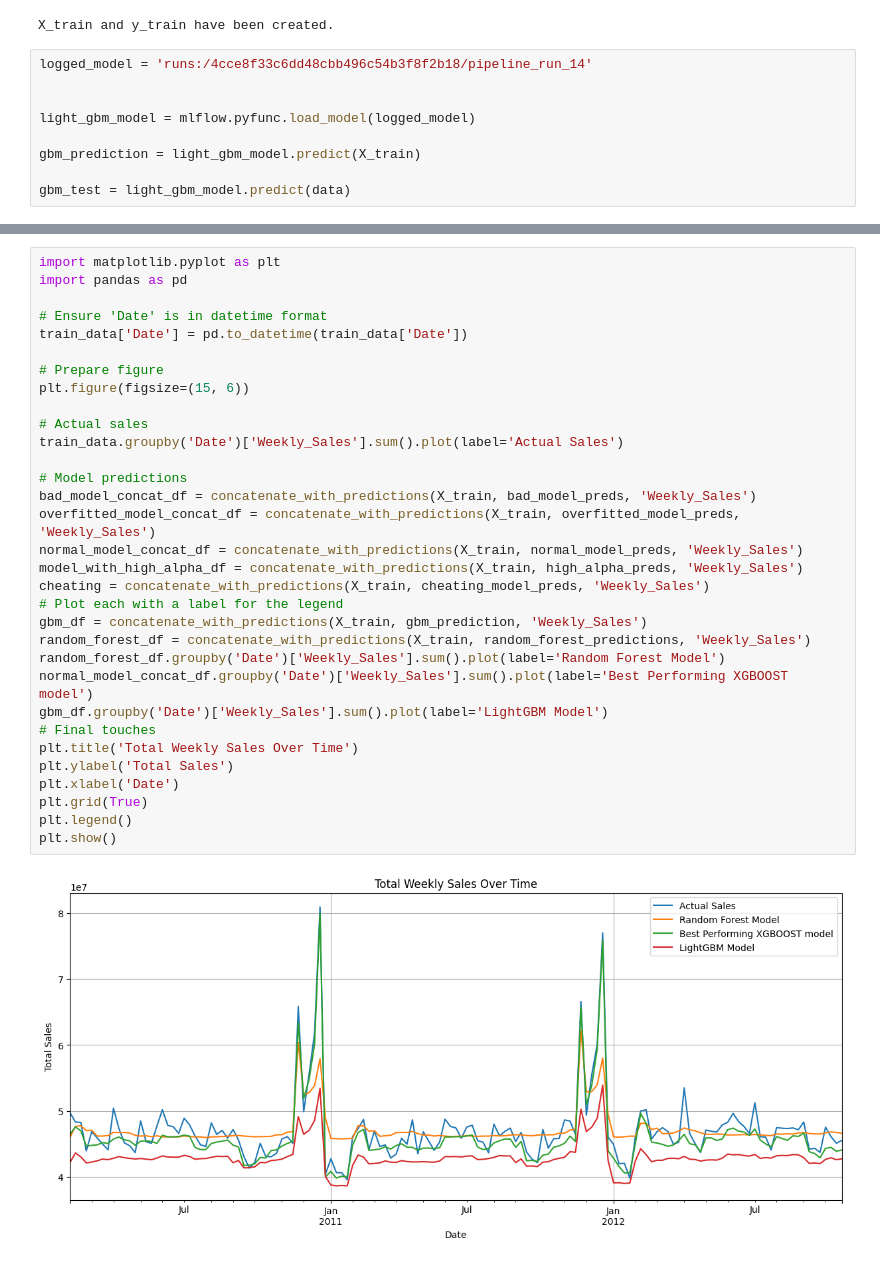
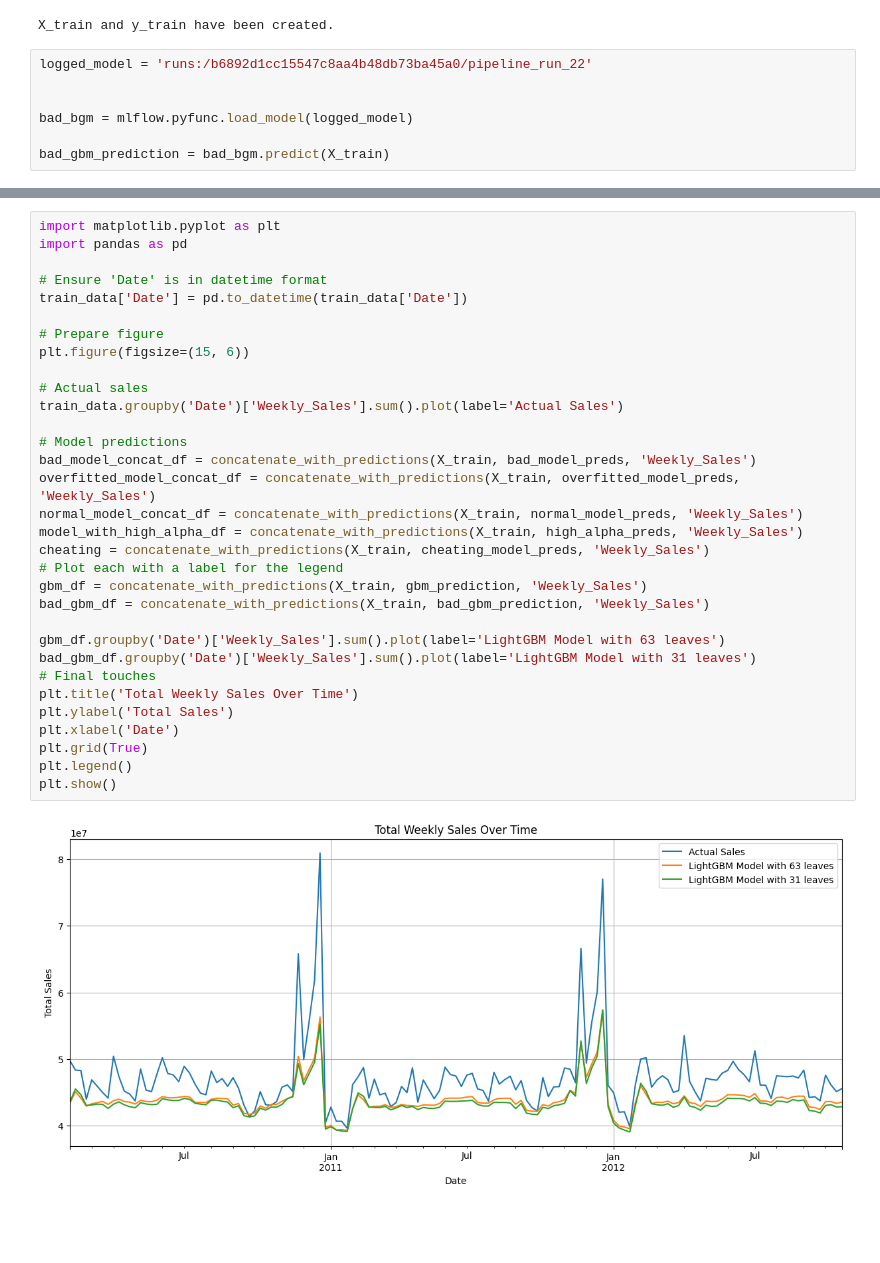
Before and after one commit to CarlTeapot/Walmart-Recruiting, a Jupyter notebook: model_inference.ipynb, the cells around one changed output, grey strips where cells are left out. Saved outputs shown, nothing was run; the diff lists cells and outputs as text; blank space fills up the shorter version.

```diff
--- a/model_inference.ipynb
+++ b/model_inference.ipynb
@@ -158,12 +158,10 @@ print("X_train and y_train have been created.")
 # %% [output]
 X_train and y_train have been created.
 # %%
-logged_model = 'runs:/4cce8f33c6dd48cbb496c54b3f8f2b18/pipeline_run_14'
+logged_model = 'runs:/b6892d1cc15547c8aa4b48db73ba45a0/pipeline_run_22'
 
 
-light_gbm_model = mlflow.pyfunc.load_model(logged_model)
+bad_bgm = mlflow.pyfunc.load_model(logged_model)
 
-gbm_prediction = light_gbm_model.predict(X_train)
-
-gbm_test = light_gbm_model.predict(data)
+bad_gbm_prediction = bad_bgm.predict(X_train)
 # %% [output]
@@ -246,37 +199,37 @@ Normal Model Concatenated DataFrame:
 # %%
 import matplotlib.pyplot as plt
 import pandas as pd
 
 # Ensure 'Date' is in datetime format
 train_data['Date'] = pd.to_datetime(train_data['Date'])
 
 # Prepare figure
 plt.figure(figsize=(15, 6))
 
 # Actual sales
 train_data.groupby('Date')['Weekly_Sales'].sum().plot(label='Actual Sales')
 
 # Model predictions
 bad_model_concat_df = concatenate_with_predictions(X_train, bad_model_preds, 'Weekly_Sales')
 overfitted_model_concat_df = concatenate_with_predictions(X_train, overfitted_model_preds, 'Weekly_Sales')
 normal_model_concat_df = concatenate_with_predictions(X_train, normal_model_preds, 'Weekly_Sales')
 model_with_high_alpha_df = concatenate_with_predictions(X_train, high_alpha_preds, 'Weekly_Sales')
 cheating = concatenate_with_predictions(X_train, cheating_model_preds, 'Weekly_Sales')
 # Plot each with a label for the legend
 gbm_df = concatenate_with_predictions(X_train, gbm_prediction, 'Weekly_Sales')
-random_forest_df = concatenate_with_predictions(X_train, random_forest_predictions, 'Weekly_Sales')
-random_forest_df.groupby('Date')['Weekly_Sales'].sum().plot(label='Random Forest Model')
-normal_model_concat_df.groupby('Date')['Weekly_Sales'].sum().plot(label='Best Performing XGBOOST model')
-gbm_df.groupby('Date')['Weekly_Sales'].sum().plot(label='LightGBM Model')
+bad_gbm_df = concatenate_with_predictions(X_train, bad_gbm_prediction, 'Weekly_Sales')
+
+gbm_df.groupby('Date')['Weekly_Sales'].sum().plot(label='LightGBM Model with 63 leaves')
+bad_gbm_df.groupby('Date')['Weekly_Sales'].sum().plot(label='LightGBM Model with 31 leaves')
 # Final touches
 plt.title('Total Weekly Sales Over Time')
 plt.ylabel('Total Sales')
 plt.xlabel('Date')
 plt.grid(True)
 plt.legend()
 plt.show()
 # %% [output]
-[figure, old version]
+[figure, new version]
 # %%
 import numpy as np
 
```
Also changed, not shown: parts of 4 cells of this notebook.
